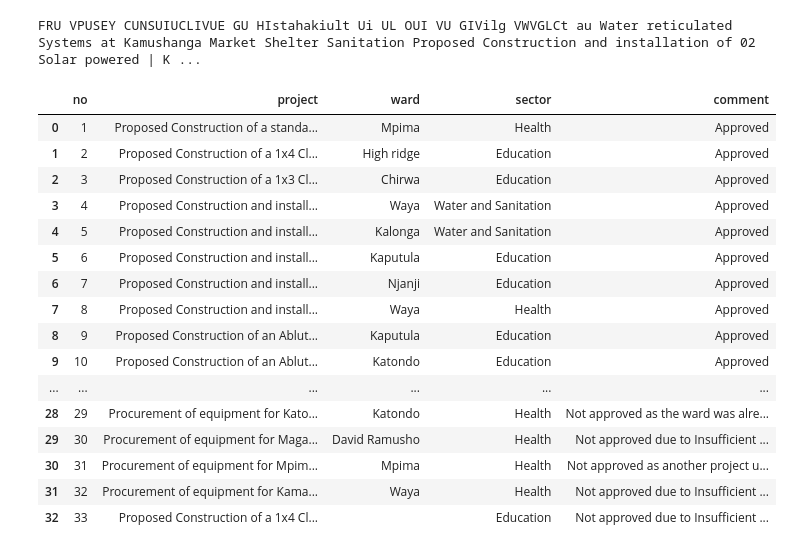
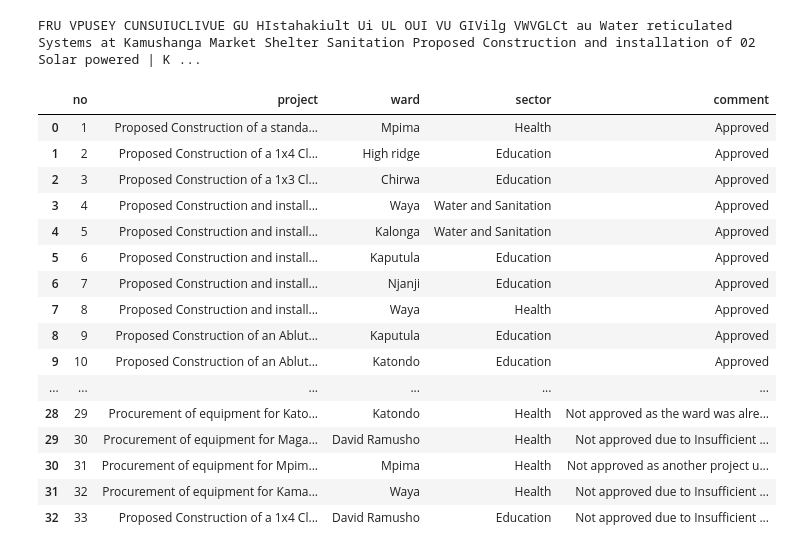
Before and after one commit to pardonchishiba/group6_administration, a Jupyter notebook: notebooks/kabwe_council_dataset.ipynb, the cells around one changed output. Cells and saved outputs as stored; diff of their text form; code cells hidden in the pictures.

```diff
--- a/notebooks/kabwe_council_dataset.ipynb
+++ b/notebooks/kabwe_council_dataset.ipynb
@@ -3078,8 +3081,6 @@ print(text.strip())
 # %% [output]
 FRU VPUSEY CUNSUIUCLIVUE GU HIstahakiult Ui UL OUI VU GIVilg VWVGLCt au Water reticulated Systems at Kamushanga Market Shelter Sanitation Proposed Construction and installation of 02 Solar powered | K ...
 # %%
-# Clean, manually verified transcription for Rows 1–33
-
 verified_1_33 = [
     [1, "Proposed Construction of a standard Maternity Annex at Mpima health center",
      "Mpima", "Health", "Approved"],
@@ -3189,33 +3190,33 @@ verified_1_33 = [
     [32, "Procurement of equipment for Kamakuti Maternity Annex",
      "Waya", "Health",
      "Not approved due to Insufficient funds to cater for all projects - There was no needs assessment report from the department of Health and usage data to justify the equipment requested"],
 
-    [33, "Proposed Construction of a 1x4 Classroom block (CRB) at David",
-     "", "Education",
+    [33, "Proposed Construction of a 1x4 Classroom block (CRB) at David Ramusho Secondary School",
+     "David Ramusho", "Education",
      "Not approved due to Insufficient funds and also this ward has a project approved already, hence the need to consider other wards"],
 ]
 
 verified_df = pd.DataFrame(
     verified_1_33,
     columns=["no", "project", "ward", "sector", "comment"]
 )
 
 display(verified_df)
 # %% [output]
 |  | no | project | ward | sector | comment |
 | 0 | 1 | Proposed Construction of a standa... | Mpima | Health | Approved |
 | 1 | 2 | Proposed Construction of a 1x4 Cl... | High ridge | Education | Approved |
 | 2 | 3 | Proposed Construction of a 1x3 Cl... | Chirwa | Education | Approved |
 | 3 | 4 | Proposed Construction and install... | Waya | Water and Sanitation | Approved |
 | 4 | 5 | Proposed Construction and install... | Kalonga | Water and Sanitation | Approved |
 | 5 | 6 | Proposed Construction and install... | Kaputula | Education | Approved |
 | 6 | 7 | Proposed Construction and install... | Njanji | Education | Approved |
 | 7 | 8 | Proposed Construction and install... | Waya | Health | Approved |
 | 8 | 9 | Proposed Construction of an Ablut... | Kaputula | Education | Approved |
 | 9 | 10 | Proposed Construction of an Ablut... | Katondo | Education | Approved |
 | ... | ... | ... | ... | ... | ... |
 | 28 | 29 | Procurement of equipment for Kato... | Katondo | Health | Not approved as the ward was alre... |
 | 29 | 30 | Procurement of equipment for Maga... | David Ramusho | Health | Not approved due to Insufficient ... |
 | 30 | 31 | Procurement of equipment for Mpim... | Mpima | Health | Not approved as another project u... |
 | 31 | 32 | Procurement of equipment for Kama... | Waya | Health | Not approved due to Insufficient ... |
-| 32 | 33 | Proposed Construction of a 1x4 Cl... |  | Education | Not approved due to Insufficient ... |
+| 32 | 33 | Proposed Construction of a 1x4 Cl... | David Ramusho | Education | Not approved due to Insufficient ... |
```
Also changed, not shown: parts of 161 cells of this notebook, 2 other files.
